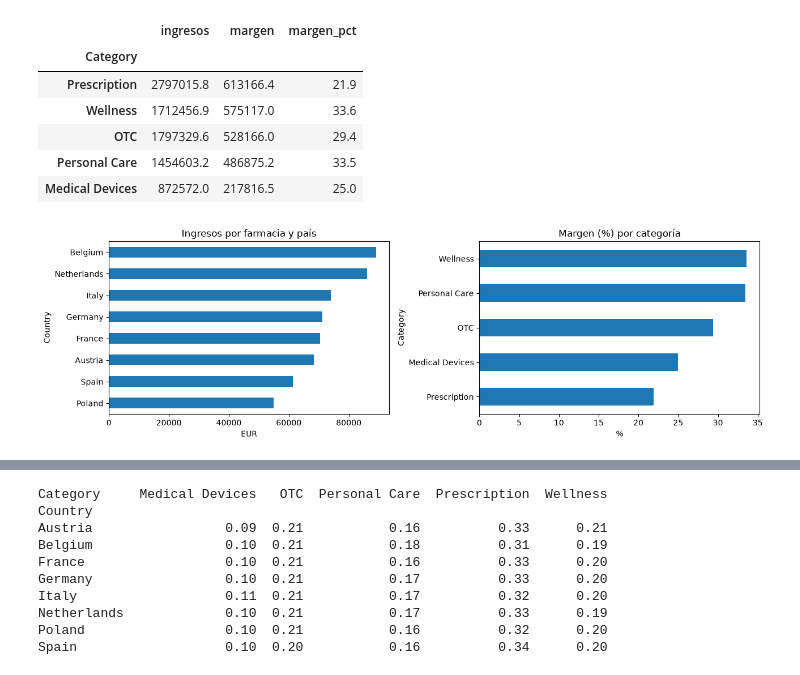
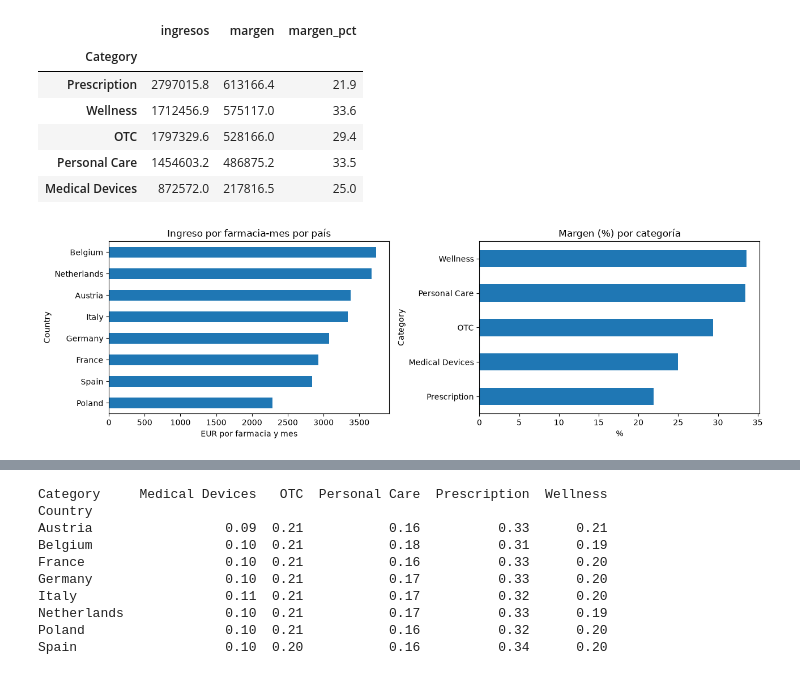
Before and after one commit to ai-somorrostro/pharmacy-sales-bigdata, a Jupyter notebook: notebook/01_exploracion.ipynb, the cells around one changed output, grey strips where cells are left out. Saved outputs shown, nothing was run; the diff lists cells and outputs as text; code cells hidden in the pictures.

Commit message:
Analisis completo de datos y conclusiones

```diff
--- a/notebook/01_exploracion.ipynb
+++ b/notebook/01_exploracion.ipynb
@@ -100,0 +74,14 @@ Filas: 220 | Columnas: 11
+# %%
+fact = Datos["FactSales"]
+num = ["UnitsSold", "RevenueEUR", "CostEUR", "MarginEUR"]
+
+display(fact[num].describe().round(2))
+print("Asimetría:\n", fact[num].skew().round(2))
+
+fig, ax = plt.subplots(1, 2, figsize=(11, 3.5))
+fact["UnitsSold"].plot.hist(bins=25, ax=ax[0], title="Unidades por venta")
+fact["RevenueEUR"].plot.hist(bins=50, ax=ax[1], title="Ingreso por venta (€)")
+plt.tight_layout(); plt.show()
+
+# Precios de catálogo
+display(Datos["DimProduct"][["ListPriceEUR", "StandardCostEUR"]].describe().round(2))
@@ -244,3 +239,24 @@ p1_pais.round(1)
 | Spain | 735600.2 | 204778.0 | 12 | 27.8 | 61300.0 | 17064.8 |
 | Poland | 714235.7 | 200443.2 | 13 | 28.1 | 54941.2 | 15418.7 |
 | Austria | 683281.2 | 192432.0 | 10 | 28.2 | 68328.1 | 19243.2 |
+# %%
+meses_totales = data["YearMonth"].nunique()
+
+ph = data.groupby(["Country", "PharmacyID"]).agg(meses=("YearMonth", "nunique")).reset_index()
+
+p1_mes = (
+    data.groupby("Country")
+        .agg(ingresos=("RevenueEUR", "sum"),
+             margen=("MarginEUR", "sum"),
+             ventas=("SalesID", "count"))
+        .join(ph.groupby("Country").agg(
+            farmacias=("PharmacyID", "count"),
+            meses_farmacia=("meses", "sum"),
+            farmacias_nuevas=("meses", lambda s: (s < meses_totales).sum())))
+        .assign(ticket_medio=lambda d: d["ingresos"] / d["ventas"],
+                ventas_por_farmacia_mes=lambda d: d["ventas"] / d["meses_farmacia"],
+                ingreso_por_farmacia_mes=lambda d: d["ingresos"] / d["meses_farmacia"],
+                margen_por_farmacia_mes=lambda d: d["margen"] / d["meses_farmacia"])
+        .sort_values("ingreso_por_farmacia_mes", ascending=False)
+)
+p1_mes.round(1)
@@ -263,13 +290,13 @@ p1_cat.round(1)
 # %%
 import matplotlib.pyplot as plt
 
 fig, ax = plt.subplots(1, 2, figsize=(13, 4))
-p1_pais["ingresos_por_farmacia"].sort_values().plot.barh(ax=ax[0], title="Ingresos por farmacia y país")
+p1_mes["ingreso_por_farmacia_mes"].sort_values().plot.barh(ax=ax[0], title="Ingreso por farmacia-mes por país")
 p1_cat["margen_pct"].sort_values().plot.barh(ax=ax[1], title="Margen (%) por categoría")
-ax[0].set_xlabel("EUR")
+ax[0].set_xlabel("EUR por farmacia y mes")
 ax[1].set_xlabel("%")
 plt.tight_layout()
 plt.show()
 # %% [output]
-[figure, old version]
+[figure, new version]
 # %% [markdown]
```
Also changed, not shown: parts of 28 cells of this notebook.
